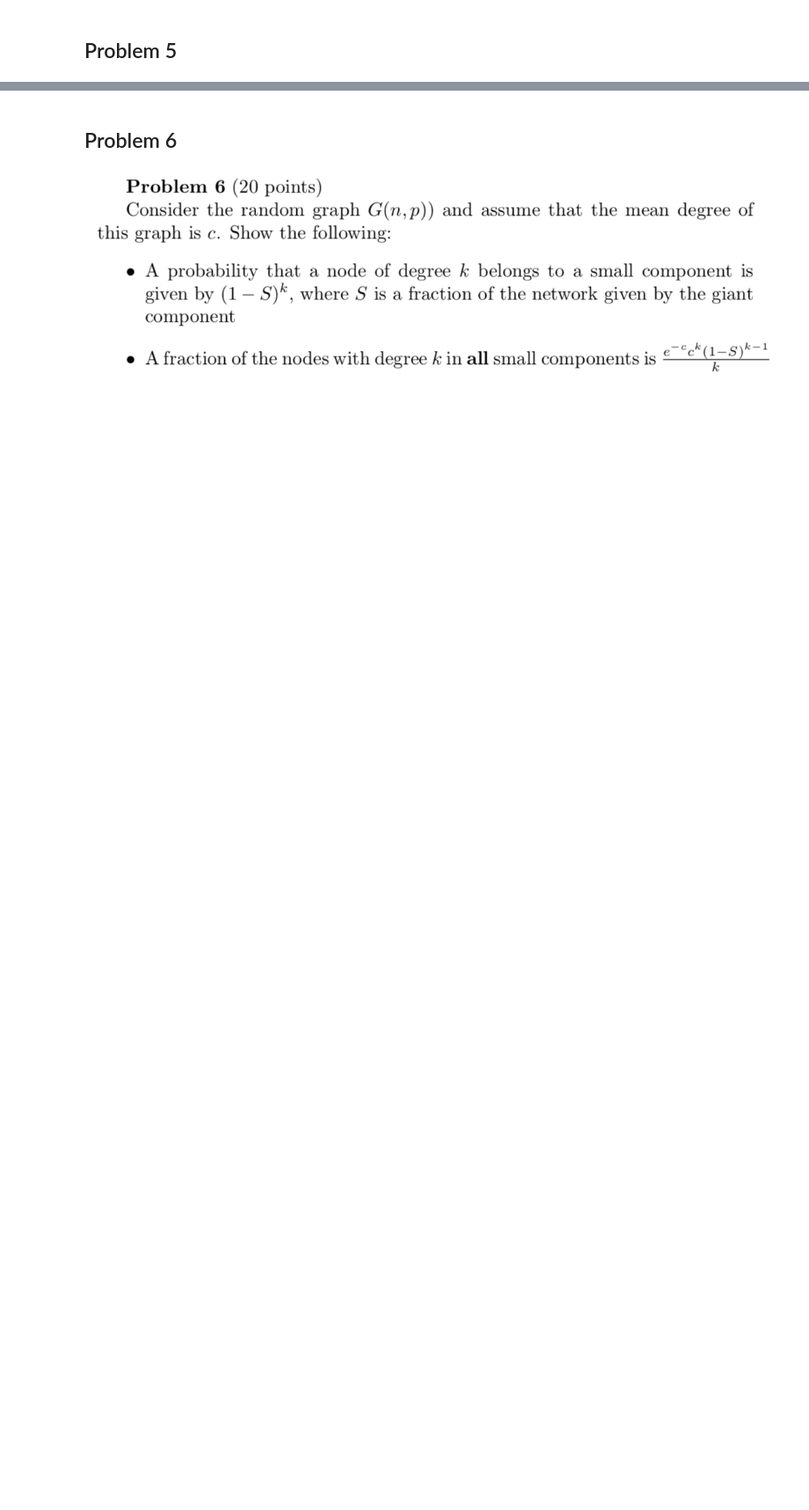
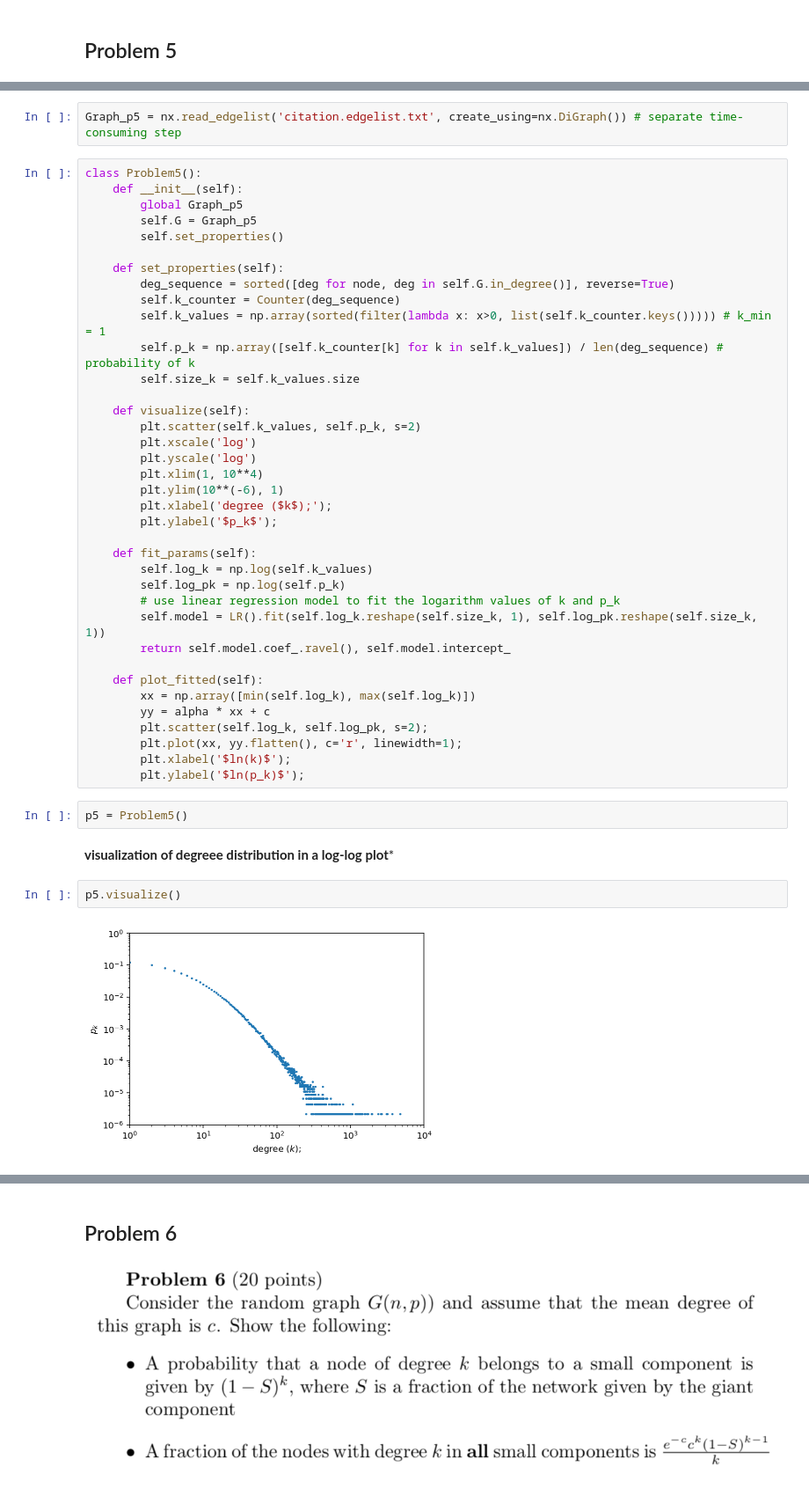
Before and after one commit to Kou-Guandong/NYU_9293_Network_Science_and_Optimization, a Jupyter notebook: HW1/HW1_gk1675.ipynb, the cells around one changed output, grey strips where cells are left out. Shown at 88% size. Drawn from its saved outputs; the diff is of its cells as text; blank space fills up the shorter version.

```diff
--- a/HW1_gk1675.ipynb
+++ b/HW1/HW1_gk1675.ipynb
@@ -32,0 +100,47 @@ Download the citation data set from http://networksciencebook.com/translations/e
+# %%
+Graph_p5 = nx.read_edgelist('citation.edgelist.txt', create_using=nx.DiGraph()) # separate time-consuming step
+# %%
+class Problem5():
+    def __init__(self):
+        global Graph_p5
+        self.G = Graph_p5
+        self.set_properties()
+
+    def set_properties(self):
+        deg_sequence = sorted([deg for node, deg in self.G.in_degree()], reverse=True)
+        self.k_counter = Counter(deg_sequence)
+        self.k_values = np.array(sorted(filter(lambda x: x>0, list(self.k_counter.keys())))) # k_min = 1
+        self.p_k = np.array([self.k_counter[k] for k in self.k_values]) / len(deg_sequence) # probability of k
+        self.size_k = self.k_values.size
+
+    def visualize(self):
+        plt.scatter(self.k_values, self.p_k, s=2)
+        plt.xscale('log')
+        plt.yscale('log')
+        plt.xlim(1, 10**4)
+        plt.ylim(10**(-6), 1)
+        plt.xlabel('degree ($k$);');
+        plt.ylabel('$p_k$');
+
+    def fit_params(self):
+        self.log_k = np.log(self.k_values)
+        self.log_pk = np.log(self.p_k)
+        # use linear regression model to fit the logarithm values of k and p_k
+        self.model = LR().fit(self.log_k.reshape(self.size_k, 1), self.log_pk.reshape(self.size_k, 1))
+        return self.model.coef_.ravel(), self.model.intercept_
+
+    def plot_fitted(self):
+        xx = np.array([min(self.log_k), max(self.log_k)])
+        yy = alpha * xx + c
+        plt.scatter(self.log_k, self.log_pk, s=2);
+        plt.plot(xx, yy.flatten(), c='r', linewidth=1);
+        plt.xlabel('$ln(k)$');
+        plt.ylabel('$ln(p_k)$');
+# %%
+p5 = Problem5()
+# %% [markdown]
+**visualization of degreee distribution in a log-log plot***
+# %%
+p5.visualize()
+# %% [output]
+[figure, added]
```
Also changed, not shown: parts of 41 cells of this notebook, 2 other files.
